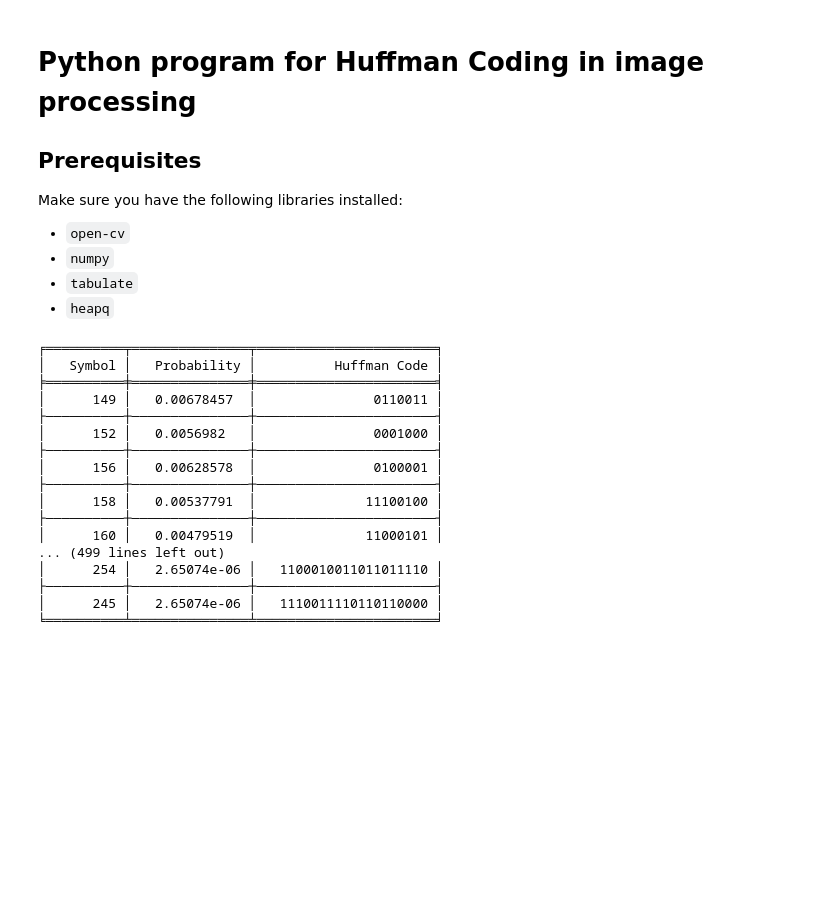
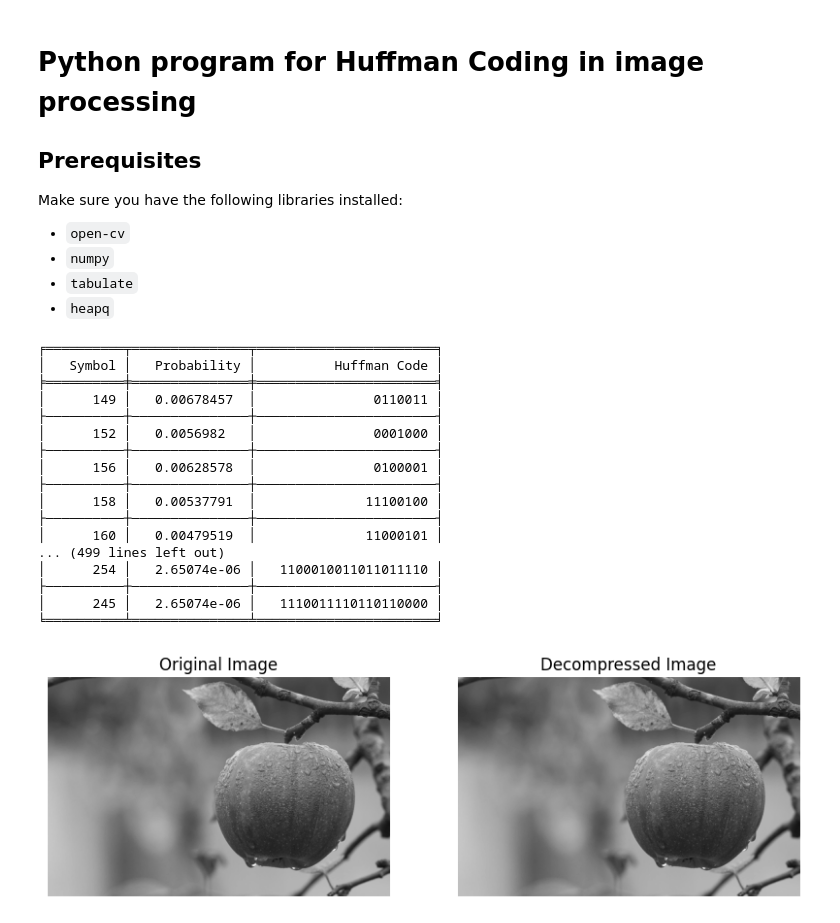
Before and after one commit to gk1-9-9/DIP, a Jupyter notebook: Huffman_Coding/huffman_code.ipynb, the cells around one changed output. Drawn from its saved outputs; the diff is of its cells as text; code cells hidden in the pictures; blank space fills up the shorter version.

Commit message:
Updated Huffman Coding

```diff
--- a/Huffman_Coding/huffman_code.ipynb
+++ b/Huffman_Coding/huffman_code.ipynb
@@ -11,9 +11,10 @@ Make sure you have the following libraries installed:
 # %%
 import cv2
 import numpy as np
-from collections import Counter, defaultdict
+from collections import Counter
 import heapq
 from tabulate import tabulate
+import matplotlib.pyplot as plt
 
 # Helper function to calculate probabilities
 def calculate_probabilities(pixel_values):
@@ -46,12 +47,7 @@ def huffman_encoding(probabilities):
         left.huff = '0'
         right.huff = '1'
 
-        # Ensure the sum of frequencies does not overflow
-        new_freq = left.freq + right.freq
-        if new_freq < left.freq or new_freq < right.freq:
-            raise OverflowError("Frequency overflow encountered")
-
-        newNode = Node(new_freq, left.symbol + right.symbol, left, right)
+        newNode = Node(left.freq + right.freq, left.symbol + right.symbol, left, right)
         heapq.heappush(heap, newNode)
 
     huffman_dict = {}
@@ -77,36 +73,80 @@ def print_huffman_table(probabilities, huffman_dict):
 
     print(tabulate(table, headers=["Symbol", "Probability", "Huffman Code"], tablefmt="fancy_grid"))
 
+# Function to encode the image using Huffman coding
+def encode_image(pixels, huffman_dict):
+    encoded_image = ''.join([huffman_dict[pixel] for pixel in pixels])
+    return encoded_image
+
+# Function to decode the Huffman encoded data back into the original image
+def decode_image(encoded_image, huffman_dict, shape):
+    # Reverse the Huffman dictionary to map codes to symbols
+    reverse_huffman_dict = {v: k for k, v in huffman_dict.items()}
+
+    decoded_pixels = []
+    temp_code = ""
+
+    for bit in encoded_image:
+        temp_code += bit
+        if temp_code in reverse_huffman_dict:
+            decoded_pixels.append(reverse_huffman_dict[temp_code])
+            temp_code = ""
+
+    decoded_image = np.array(decoded_pixels).reshape(shape)
+    return decoded_image
+
 # Load the image
 image_path = '../images/input_image.jpeg'  # Change this to the path of your image
 image = cv2.imread(image_path, cv2.IMREAD_GRAYSCALE)
 
 # Flatten the image to a 1D array
 pixels = image.flatten()
 
 # Calculate probabilities
 probabilities = calculate_probabilities(pixels)
 
 # Apply Huffman encoding
 huffman_dict = huffman_encoding(probabilities)
 
-# Print the final result in a table
+# Print the Huffman codes
 print_huffman_table(probabilities, huffman_dict)
+
+# Encode the image
+encoded_image = encode_image(pixels, huffman_dict)
+
+# Decode the image to simulate decompression
+decoded_image = decode_image(encoded_image, huffman_dict, image.shape)
+
+# Display the original and the decompressed image using matplotlib
+plt.figure(figsize=(10, 5))
+
+plt.subplot(1, 2, 1)
+plt.title('Original Image')
+plt.imshow(image, cmap='gray')
+plt.axis('off')
+
+plt.subplot(1, 2, 2)
+plt.title('Decompressed Image')
+plt.imshow(decoded_image, cmap='gray')
+plt.axis('off')
+
+plt.show()
 # %% [output]
 ╒══════════╤═══════════════╤═══════════════════════╕
 │   Symbol │   Probability │          Huffman Code │
 ╞══════════╪═══════════════╪═══════════════════════╡
 │      149 │   0.00678457  │               0110011 │
 ├──────────┼───────────────┼───────────────────────┤
 │      152 │   0.0056982   │               0001000 │
 ├──────────┼───────────────┼───────────────────────┤
 │      156 │   0.00628578  │               0100001 │
 ├──────────┼───────────────┼───────────────────────┤
 │      158 │   0.00537791  │              11100100 │
 ├──────────┼───────────────┼───────────────────────┤
 │      160 │   0.00479519  │              11000101 │
 ... (499 lines left out)
 │      254 │   2.65074e-06 │   1100010011011011110 │
 ├──────────┼───────────────┼───────────────────────┤
 │      245 │   2.65074e-06 │   1110011110110110000 │
 ╘══════════╧═══════════════╧═══════════════════════╛
+[figure, added]
```
Also changed, not shown: 3 other files.
